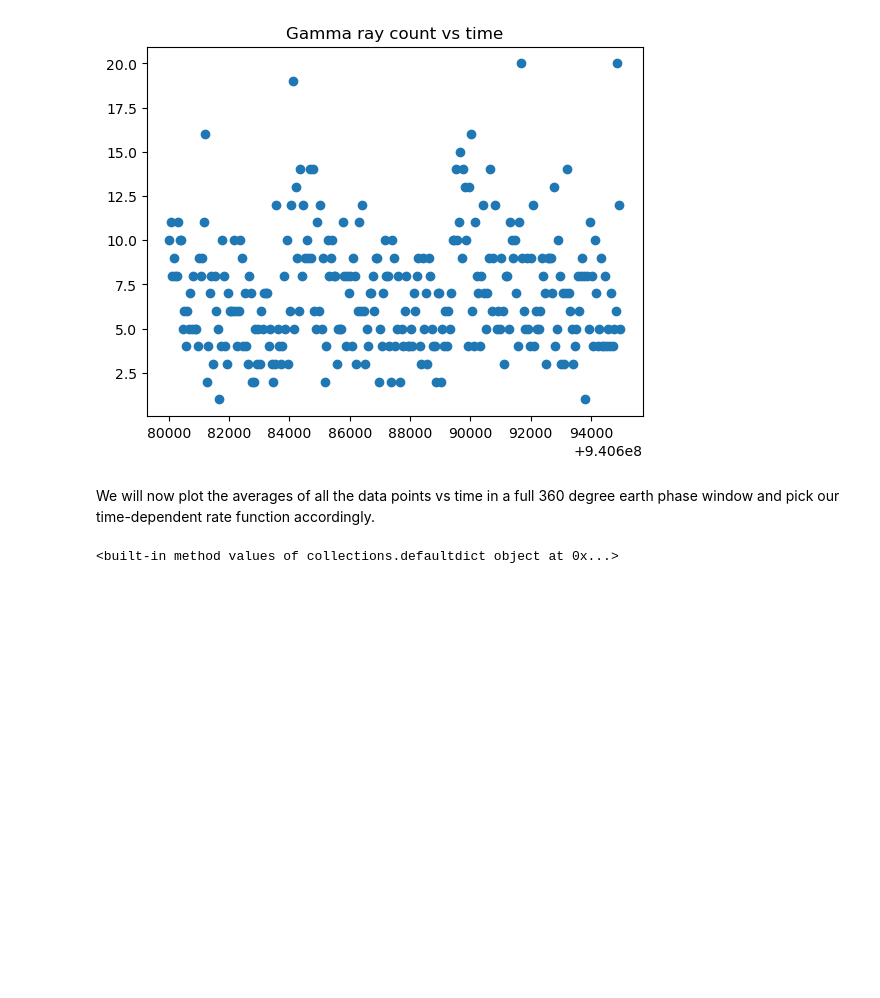
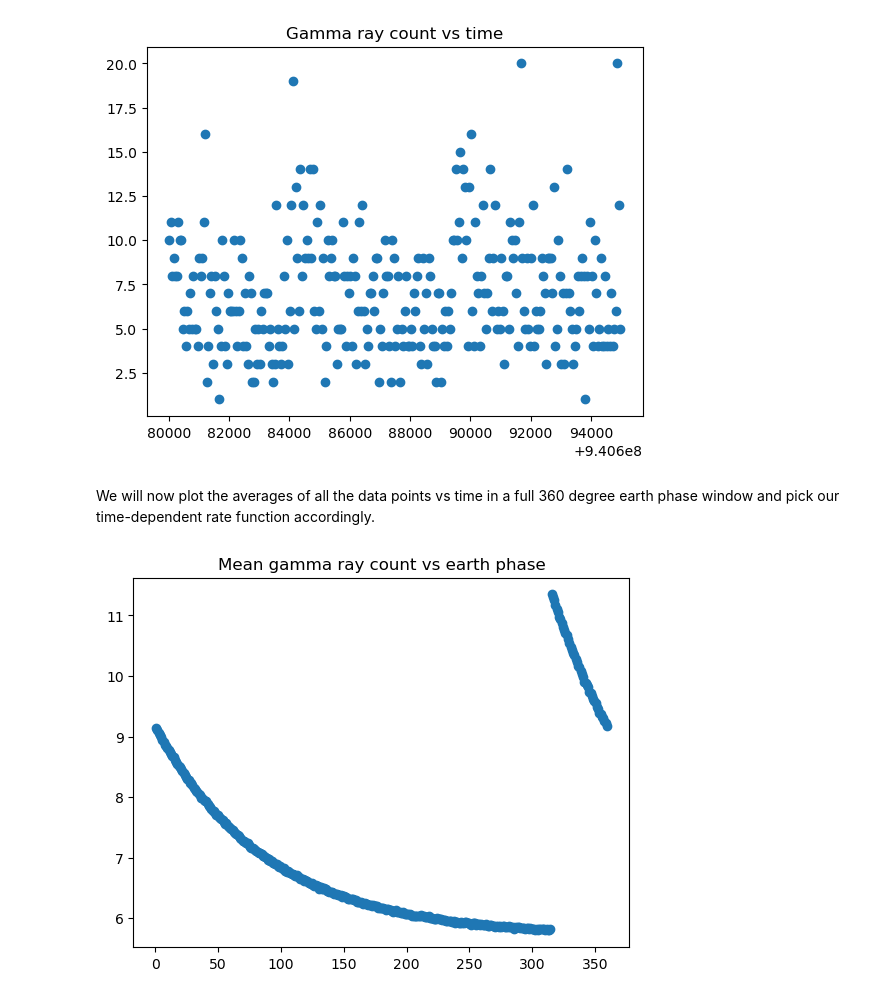
Before and after one commit to samibadalkhan/PHYS_434_Codebase, a Jupyter notebook: Lab_4/Lab 4.ipynb, the cells around one changed output. Saved outputs shown, nothing was run; the diff lists cells and outputs as text; code cells hidden in the pictures; blank space fills up the shorter version.

```diff
--- a/Lab_4/Lab 4.ipynb
+++ b/Lab_4/Lab 4.ipynb
@@ -178,5 +179,12 @@ plt.show()
 # %% [markdown]
 We will now plot the averages of all the data points vs time in a full 360 degree earth phase window and pick our time-dependent rate function accordingly.
 # %%
+nbins = 360
+idx = np.minimum((earth_phase / 360 * nbins).astype(int), nbins - 1)
+means = np.bincount(idx, weights=g_raycount, minlength=nbins) / np.bincount(idx, minlength=nbins)
+centers = (np.arange(nbins) + 0.5) * 360 / nbins
+plt.scatter(centers, means)
+plt.title('Mean gamma ray count vs earth phase')
+plt.show()
 # %% [output]
-<built-in method values of collections.defaultdict object at 0x...>
+[figure, added]
```
Also changed, not shown: parts of 9 cells of this notebook.
